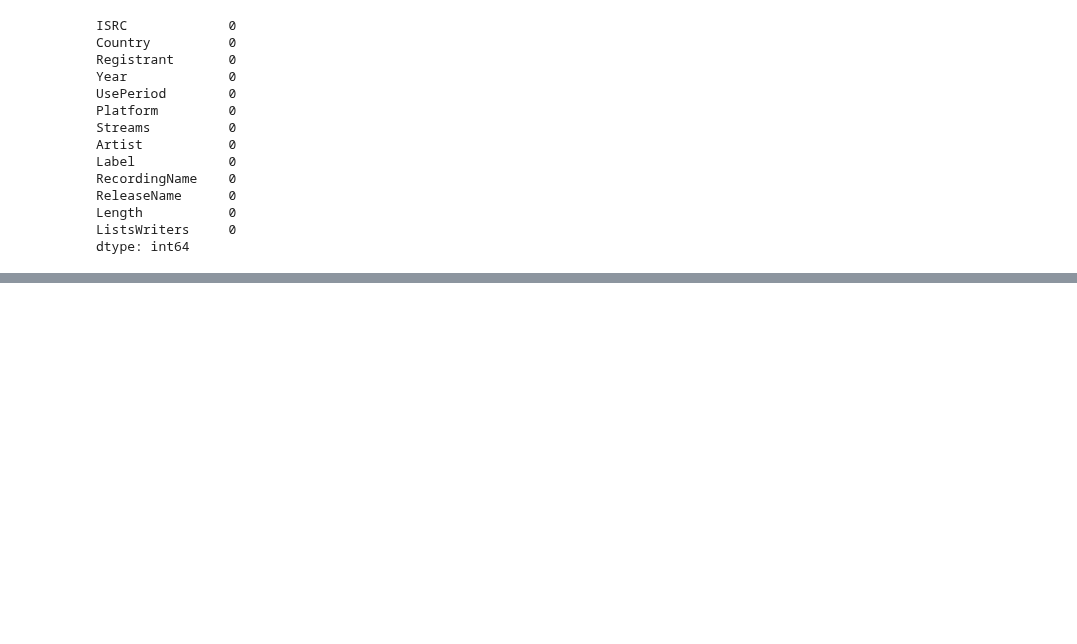
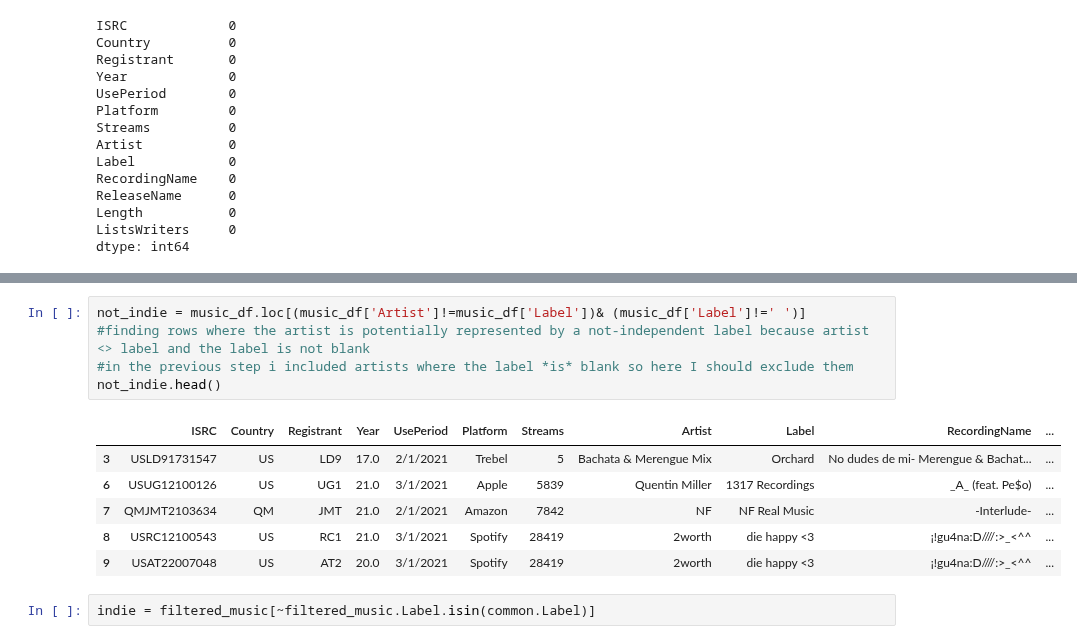
Before and after one commit to NSS-Data-Analytics-Cohort-6/mlc-project-count-dracula, a Jupyter notebook: notebooks/MLC.ipynb, the cells around one changed output, grey strips where cells are left out. Drawn from its saved outputs; the diff is of its cells as text; blank space fills up the shorter version.

```diff
--- a/notebooks/MLC.ipynb
+++ b/notebooks/MLC.ipynb
@@ -101,0 +159,14 @@ dtype: int64
+# %%
+not_indie = music_df.loc[(music_df['Artist']!=music_df['Label'])& (music_df['Label']!=' ')]
+#finding rows where the artist is potentially represented by a not-independent label because artist <> label and the label is not blank
+#in the previous step i included artists where the label *is* blank so here I should exclude them
+not_indie.head()
+# %% [output]
+|  | ISRC | Country | Registrant | Year | UsePeriod | Platform | Streams | Artist | Label | RecordingName | ... |
+| 3 | USLD91731547 | US | LD9 | 17.0 | 2/1/2021 | Trebel | 5 | Bachata & Merengue Mix | Orchard | No dudes de mi- Merengue & Bachat... | ... |
+| 6 | USUG12100126 | US | UG1 | 21.0 | 3/1/2021 | Apple | 5839 | Quentin Miller | 1317 Recordings | _A_ (feat. Pe$o) | ... |
+| 7 | QMJMT2103634 | QM | JMT | 21.0 | 2/1/2021 | Amazon | 7842 | NF | NF Real Music | -Interlude- | ... |
+| 8 | USRC12100543 | US | RC1 | 21.0 | 3/1/2021 | Spotify | 28419 | 2worth | die happy <3 | ¡!gu4na:D////:>_<^^ | ... |
+| 9 | USAT22007048 | US | AT2 | 20.0 | 3/1/2021 | Spotify | 28419 | 2worth | die happy <3 | ¡!gu4na:D////:>_<^^ | ... |
+# %%
+indie = filtered_music[~filtered_music.Label.isin(common.Label)]
```
Also changed, not shown: parts of 7 cells of this notebook.
